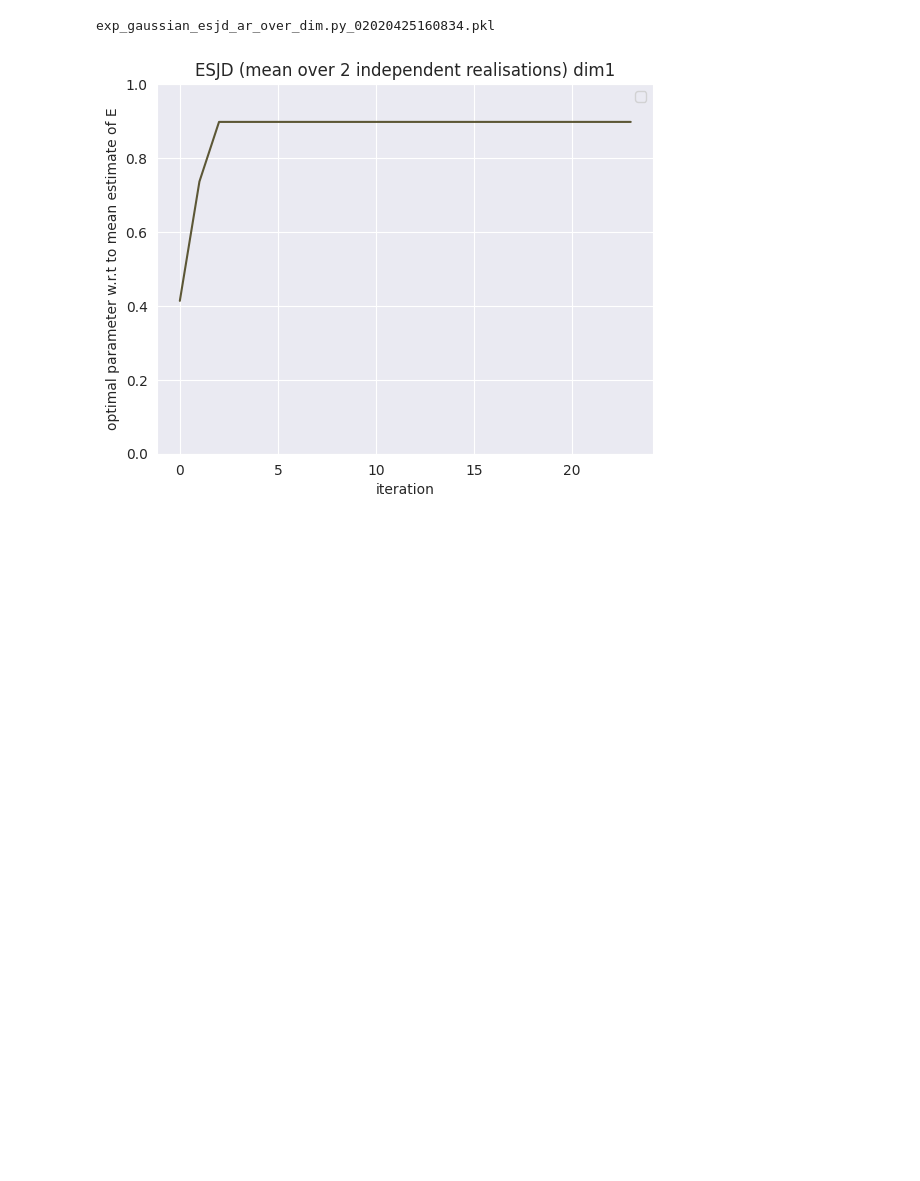
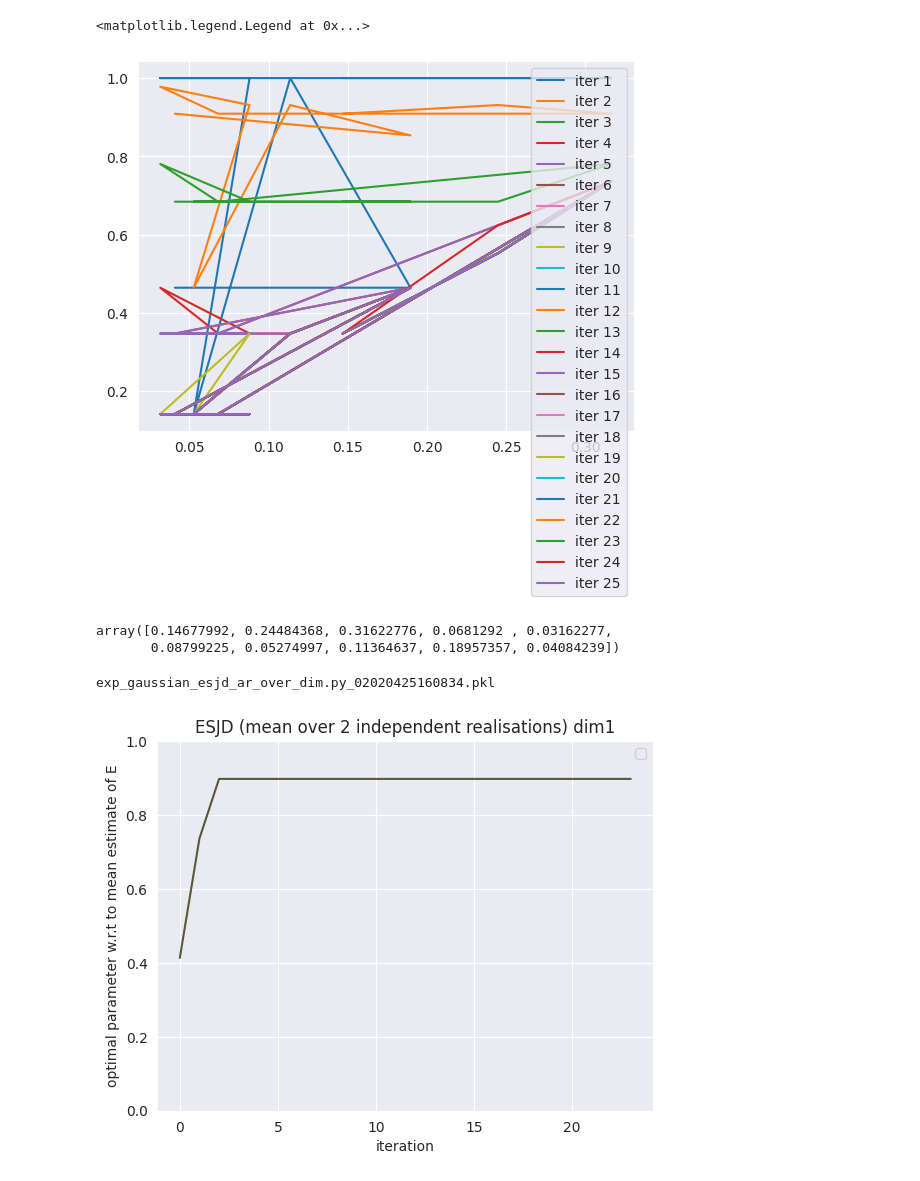
Before and after one commit to ylefay/adaptive_smc_tempering, a Jupyter notebook: adaptive_smc/experiments/read.ipynb, the cells around one changed output. Saved outputs shown, nothing was run; the diff lists cells and outputs as text; code cells hidden in the pictures; blank space fills up the shorter version.

```diff
--- a/adaptive_smc/experiments/read.ipynb
+++ b/adaptive_smc/experiments/read.ipynb
@@ -57,0 +99,20 @@ Array(0.20000374, dtype=float32)
+# %%
+rhos = np.zeros((len(list_idx_ar), 26, 1))
+taus = np.zeros(len(list_idx_ar))
+for _idx, idx in enumerate(list_idx_ar):
+    rho = np.mean(PKLs[idx]['res'][2], axis=0)
+    tau = PKLs[idx]['config']['tau']
+    rhos[_idx] = rho
+    taus[_idx] = tau
+
+for it in range(1, rhos.shape[1]):
+    plt.plot(taus,np.sqrt(1-rhos[:,it,-1]**2), label=f'iter {it}')
+plt.legend()
+# %% [output]
+<matplotlib.legend.Legend at 0x...>
+[figure, added]
+# %%
+taus
+# %% [output]
+array([0.14677992, 0.24484368, 0.31622776, 0.0681292 , 0.03162277,
+       0.08799225, 0.05274997, 0.11364637, 0.18957357, 0.04084239])
```
Also changed, not shown: parts of 10 cells of this notebook, 6 other files.
